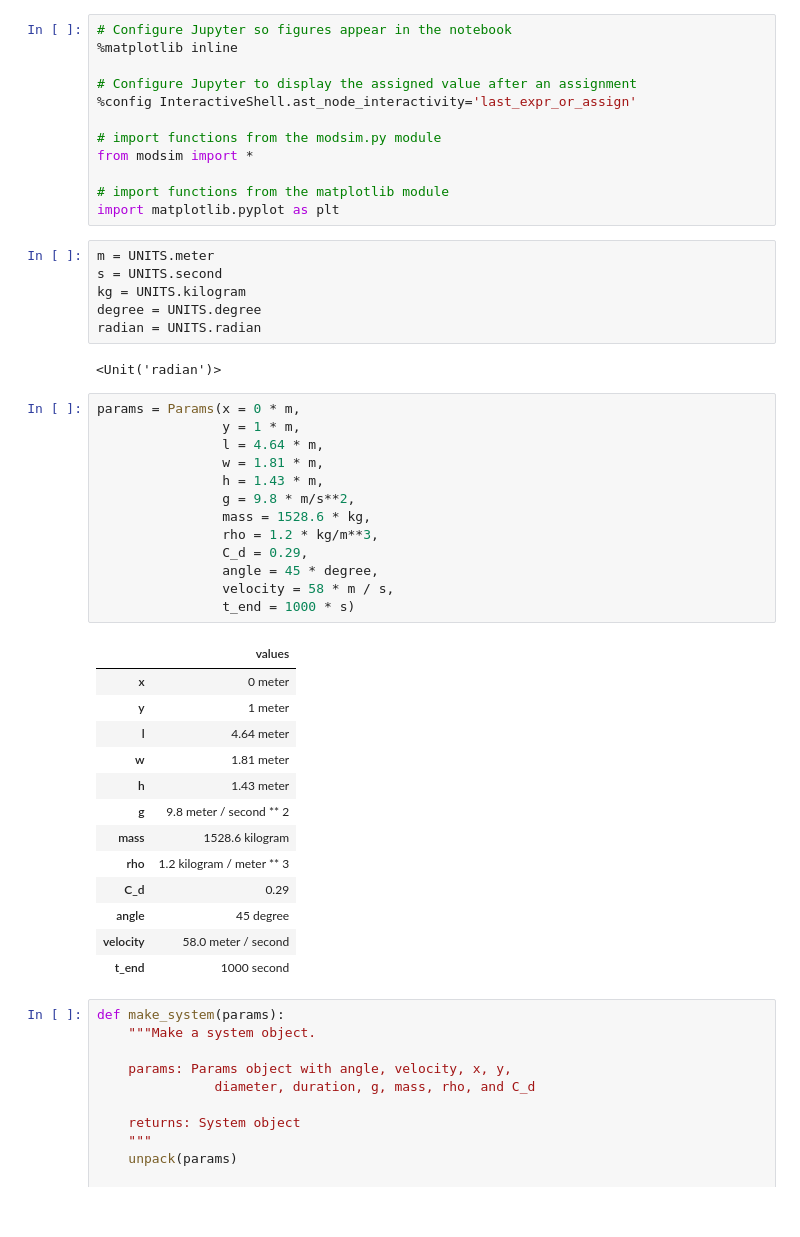
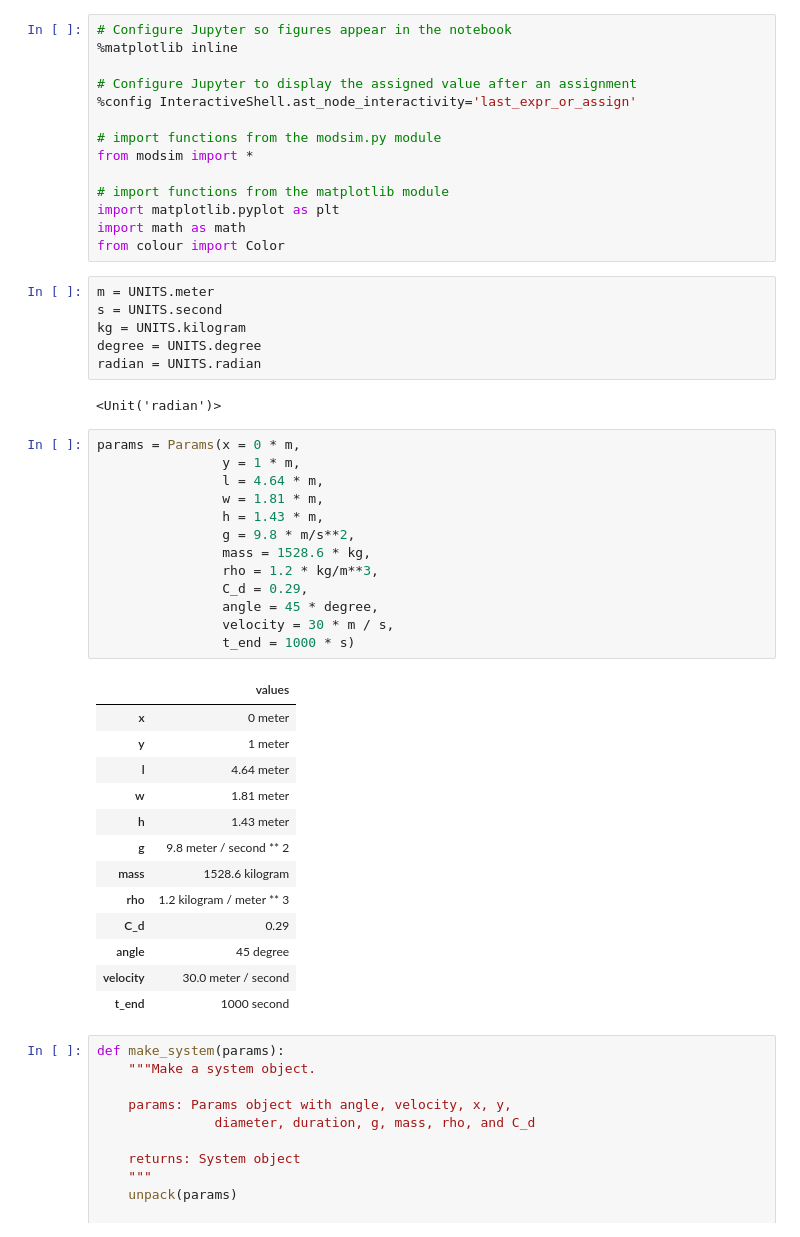
Before and after one commit to Riya-1/ModSim-Project3, a Jupyter notebook: Project 3 - Odalys and Riya.ipynb, the cells around one changed output. Cells and saved outputs as stored; diff of their text form.

```diff
--- a/Project 3 - Odalys and Riya.ipynb
+++ b/Project 3 - Odalys and Riya.ipynb
@@ -12,6 +14,8 @@ from modsim import *
 
 # import functions from the matplotlib module
 import matplotlib.pyplot as plt
+import math as math
+from colour import Color
 # %%
 m = UNITS.meter
 s = UNITS.second
@@ -23,29 +27,29 @@ radian = UNITS.radian
 # %%
 params = Params(x = 0 * m,
                 y = 1 * m,
                 l = 4.64 * m,
                 w = 1.81 * m,
                 h = 1.43 * m,
                 g = 9.8 * m/s**2,
                 mass = 1528.6 * kg,
                 rho = 1.2 * kg/m**3,
                 C_d = 0.29,
                 angle = 45 * degree,
-                velocity = 58 * m / s,
+                velocity = 30 * m / s,
                 t_end = 1000 * s)
 # %% [output]
 |  | values |
 | x | 0 meter |
 | y | 1 meter |
 | l | 4.64 meter |
 | w | 1.81 meter |
 | h | 1.43 meter |
 | g | 9.8 meter / second ** 2 |
 | mass | 1528.6 kilogram |
 | rho | 1.2 kilogram / meter ** 3 |
 | C_d | 0.29 |
 | angle | 45 degree |
-| velocity | 58.0 meter / second |
+| velocity | 30.0 meter / second |
 | t_end | 1000 second |
 # %%
 def make_system(params):
```
Also changed, not shown: parts of 18 cells of this notebook.
